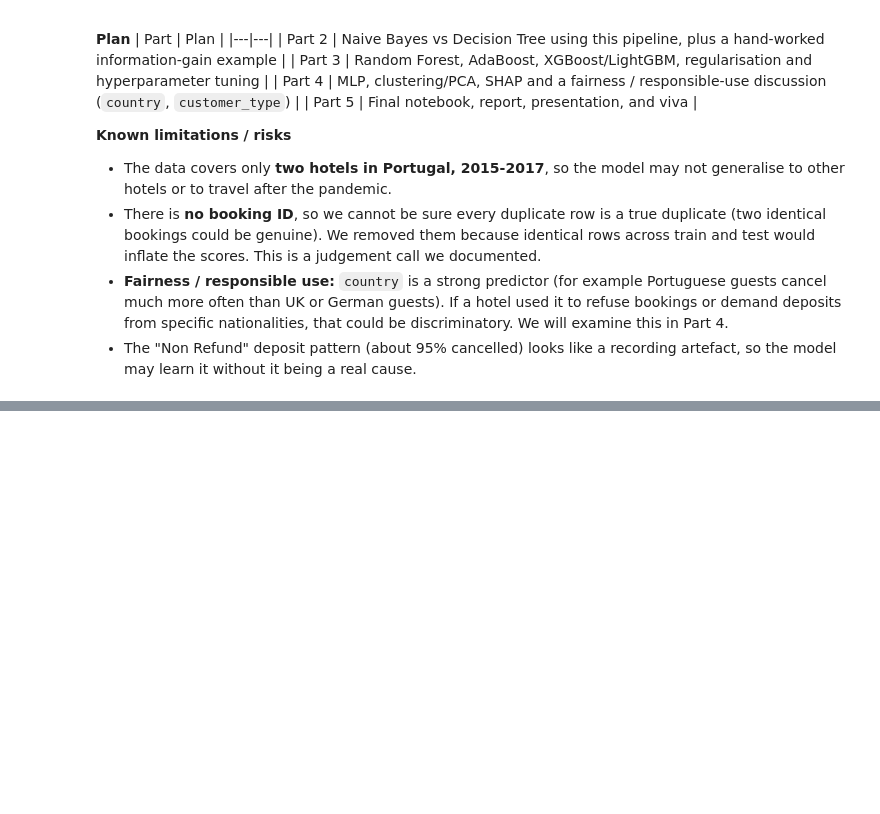
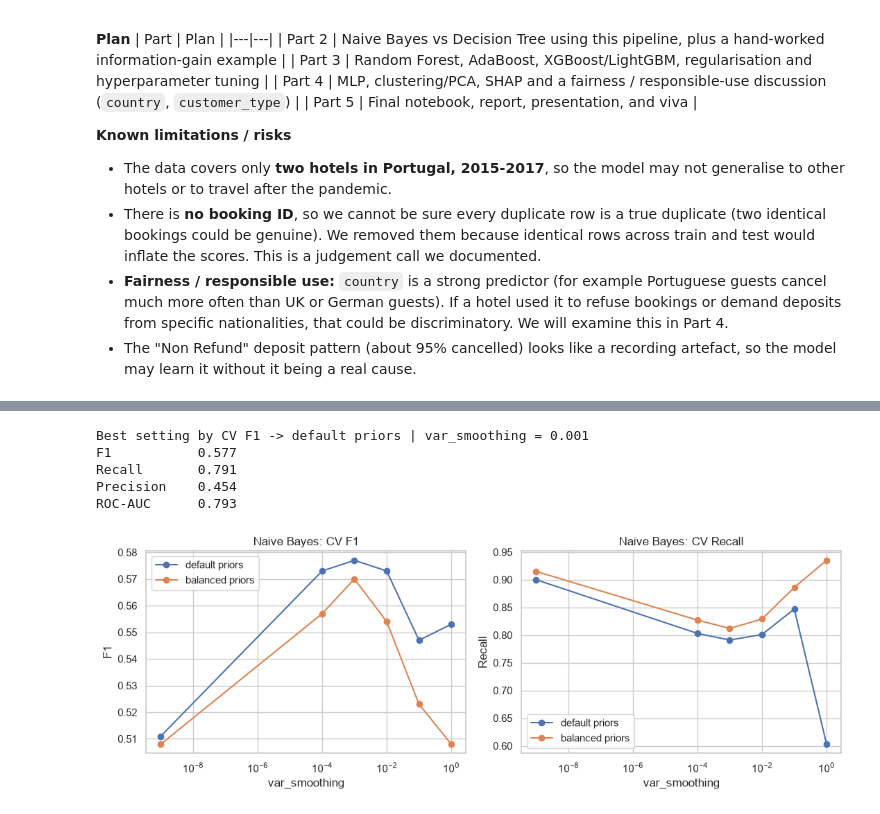
Before and after one commit to AbdullahDev-git/hotel-booking-cancellation-prediction, a Jupyter notebook: Notebook.ipynb, the cells around one changed output, grey strips where cells are left out. Cells and saved outputs as stored; diff of their text form; code cells hidden in the pictures; blank space fills up the shorter version.

Commit message:
Add Part 2 evaluation and notebook updates

```diff
--- a/Notebook.ipynb
+++ b/Notebook.ipynb
@@ -671,0 +698,18 @@ Test ROC-AUC: 0.864
+# %%
+from sklearn.naive_bayes import GaussianNB
+from sklearn.base import clone
+from sklearn.model_selection import cross_val_predict
+from sklearn.metrics import ConfusionMatrixDisplay, classification_report
+
+def make_nb_pipe(var_smoothing=1e-9, priors=None):
+    # Same steps as the Part 1 pipeline. Steps are CLONED so the fitted Part 1 `preprocess` object is never changed.
+    ct = ColumnTransformer([("cap",  clone(cap_pipe),  cap_cols),
+                            ("skew", clone(skew_pipe), skew_cols),
+                            ("bin",  "passthrough",    binary_cols),
+                            ("cat",  clone(cat_pipe),  cat_cols)])
+    return Pipeline([("features", feature_builder),
+                     ("columns",  ct),
+                     ("select",   SelectKBest(f_classif, k=K_FEATURES)),
+                     ("model",    GaussianNB(var_smoothing=var_smoothing, priors=priors))])
+
+make_nb_pipe()
@@ -671,0 +738,10 @@ Test ROC-AUC: 0.864
+# %%
+rows = {}
+for prior_name, priors in [("default priors", None), ("balanced priors", [0.5, 0.5])]:
+    for vs in [1e-9, 1e-4, 1e-3, 1e-2, 1e-1, 1.0]:
+        r = cross_validate(make_nb_pipe(vs, priors), X_train, y_train, cv=cv, scoring=scoring)
+        rows[(prior_name, vs)] = {k: r[f"test_{k}"].mean() for k in scoring}
+
+nb_grid = pd.DataFrame(rows).T.round(3)
+nb_grid.index.names = ["priors", "var_smoothing"]
+nb_grid
@@ -671,0 +763,20 @@ Test ROC-AUC: 0.864
+# %%
+best_prior, best_vs = nb_grid["F1"].idxmax()          # F1 is our primary metric
+print("Best setting by CV F1 ->", best_prior, "| var_smoothing =", best_vs)
+print(nb_grid.loc[(best_prior, best_vs)].to_string())
+
+# Plot F1 and Recall against var_smoothing for both prior settings
+fig, ax = plt.subplots(1, 2, figsize=(11, 4), sharex=True)
+for metric, a in zip(["F1", "Recall"], ax):
+    for prior_name in ["default priors", "balanced priors"]:
+        sub = nb_grid.loc[prior_name]
+        a.plot(sub.index.astype(float), sub[metric], marker="o", label=prior_name)
+    a.set_xscale("log"); a.set_xlabel("var_smoothing"); a.set_ylabel(metric); a.set_title(f"Naive Bayes: CV {metric}"); a.legend()
+plt.tight_layout(); plt.show()
+# %% [output]
+Best setting by CV F1 -> default priors | var_smoothing = 0.001
+F1           0.577
+Recall       0.791
+Precision    0.454
+ROC-AUC      0.793
+[figure, added]
```
Also changed, not shown: parts of 41 cells of this notebook, 5 other files.
